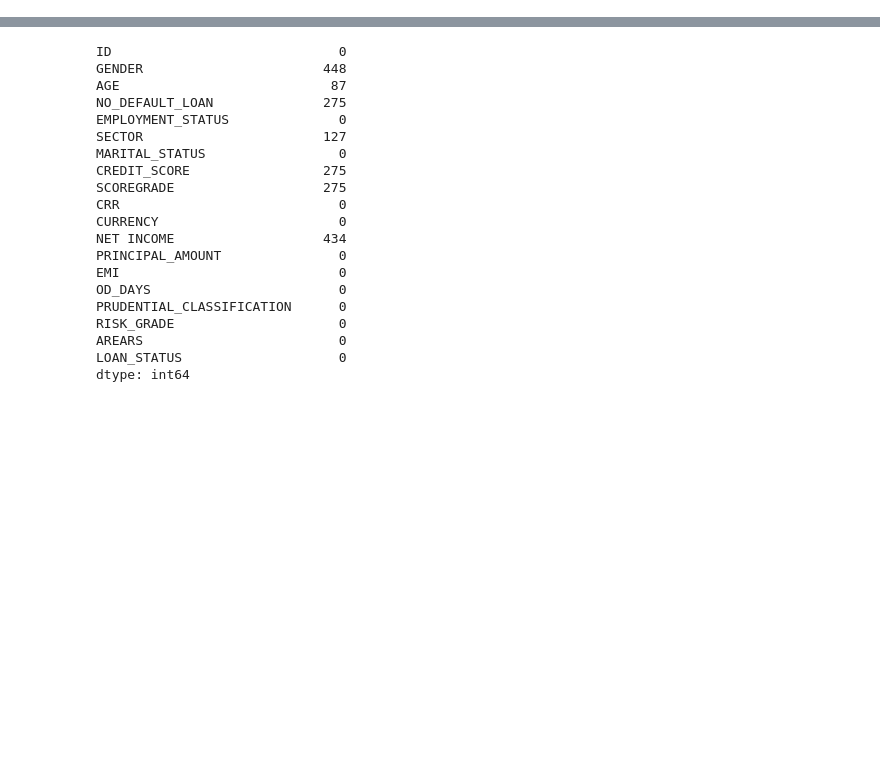
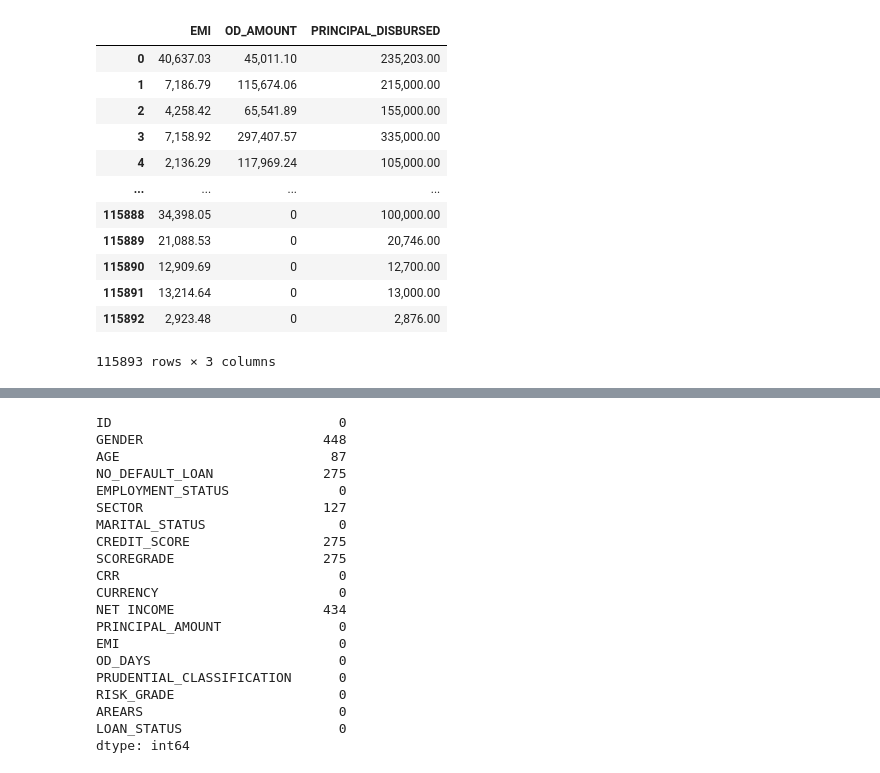
Before and after one commit to AlexIrungu/DSC-CapstoneProject, a Jupyter notebook: notebooks/Amani.ipynb, the cells around one changed output, grey strips where cells are left out. Drawn from its saved outputs; the diff is of its cells as text; code cells hidden in the pictures; blank space fills up the shorter version.

```diff
--- a/notebooks/Amani.ipynb
+++ b/notebooks/Amani.ipynb
@@ -94,0 +88,16 @@ Rows after cleaning: 18196
+# %%
+df.loc[:, ["EMI", "OD_AMOUNT", "PRINCIPAL_DISBURSED"]]
+# %% [output]
+|  | EMI | OD_AMOUNT | PRINCIPAL_DISBURSED |
+| 0 | 40,637.03 | 45,011.10 | 235,203.00 |
+| 1 | 7,186.79 | 115,674.06 | 215,000.00 |
+| 2 | 4,258.42 | 65,541.89 | 155,000.00 |
+| 3 | 7,158.92 | 297,407.57 | 335,000.00 |
+| 4 | 2,136.29 | 117,969.24 | 105,000.00 |
+| ... | ... | ... | ... |
+| 115888 | 34,398.05 | 0 | 100,000.00 |
+| 115889 | 21,088.53 | 0 | 20,746.00 |
+| 115890 | 12,909.69 | 0 | 12,700.00 |
+| 115891 | 13,214.64 | 0 | 13,000.00 |
+| 115892 | 2,923.48 | 0 | 2,876.00 |
+115893 rows × 3 columns
```
Also changed, not shown: parts of 26 cells of this notebook.
